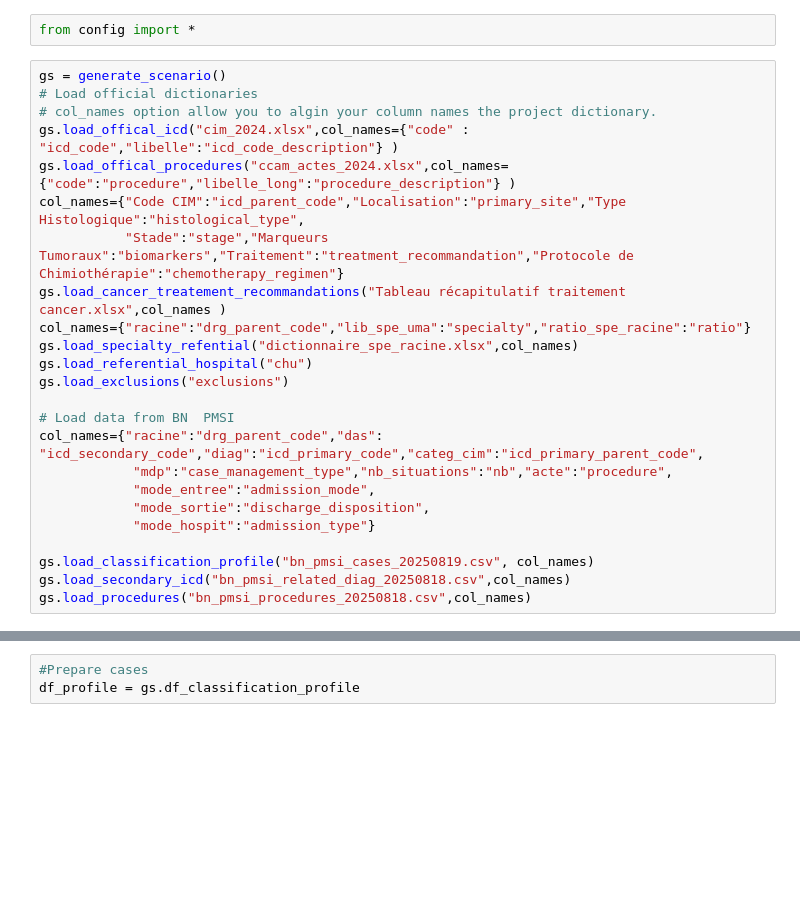
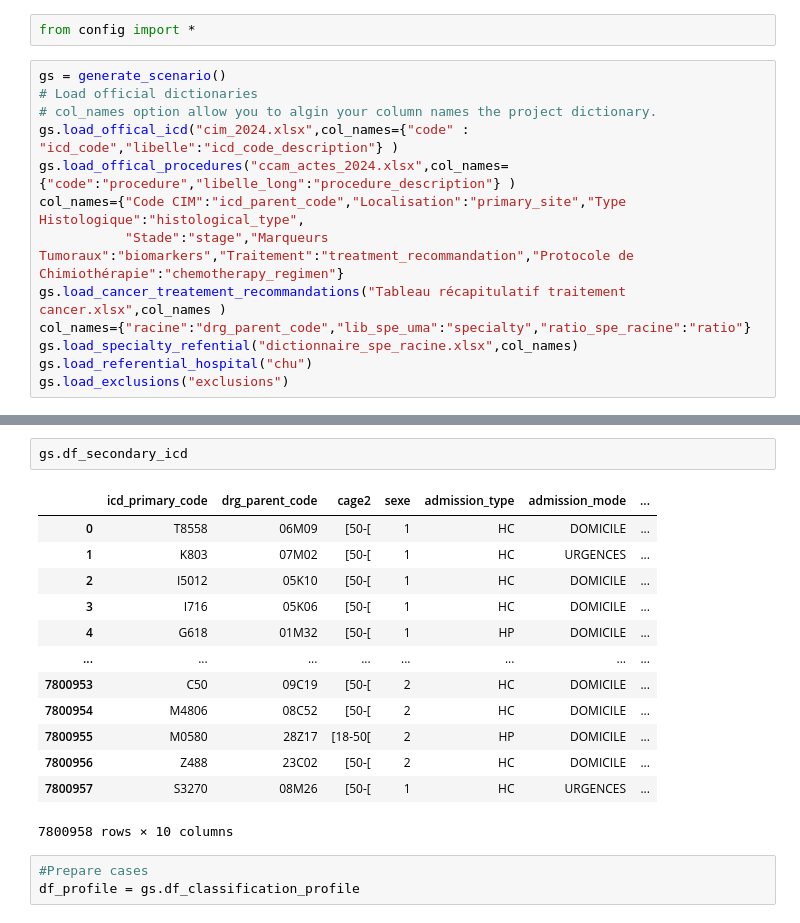
Before and after one commit to 24p11/recode-scenario, a Jupyter notebook: generate_scenarios_v4.ipynb, the cells around one changed output, grey strips where cells are left out. Drawn from its saved outputs; the diff is of its cells as text; blank space fills up the shorter version.

```diff
--- a/generate_scenarios_v4.ipynb
+++ b/generate_scenarios_v4.ipynb
@@ -58,14 +58,3 @@ col_names={"racine":"drg_parent_code","lib_spe_uma":"specialty","ratio_spe_racin
 gs.load_specialty_refential("dictionnaire_spe_racine.xlsx",col_names)
 gs.load_referential_hospital("chu")
 gs.load_exclusions("exclusions")
-
-# Load data from BN  PMSI
-col_names={"racine":"drg_parent_code","das": "icd_secondary_code","diag":"icd_primary_code","categ_cim":"icd_primary_parent_code",
-            "mdp":"case_management_type","nb_situations":"nb","acte":"procedure",
-            "mode_entree":"admission_mode",
-            "mode_sortie":"discharge_disposition",
-            "mode_hospit":"admission_type"}
-
-gs.load_classification_profile("bn_pmsi_cases_20250819.csv", col_names)
-gs.load_secondary_icd("bn_pmsi_related_diag_20250818.csv",col_names)
-gs.load_procedures("bn_pmsi_procedures_20250818.csv",col_names)
@@ -72,3 +114,19 @@ gs.load_procedures("bn_pmsi_procedures_20250818.csv",col_names)
+# %%
+gs.df_secondary_icd
+# %% [output]
+|  | icd_primary_code | drg_parent_code | cage2 | sexe | admission_type | admission_mode | ... |
+| 0 | T8558 | 06M09 | [50-[ | 1 | HC | DOMICILE | ... |
+| 1 | K803 | 07M02 | [50-[ | 1 | HC | URGENCES | ... |
+| 2 | I5012 | 05K10 | [50-[ | 1 | HC | DOMICILE | ... |
+| 3 | I716 | 05K06 | [50-[ | 1 | HC | DOMICILE | ... |
+| 4 | G618 | 01M32 | [50-[ | 1 | HP | DOMICILE | ... |
+| ... | ... | ... | ... | ... | ... | ... | ... |
+| 7800953 | C50 | 09C19 | [50-[ | 2 | HC | DOMICILE | ... |
+| 7800954 | M4806 | 08C52 | [50-[ | 2 | HC | DOMICILE | ... |
+| 7800955 | M0580 | 28Z17 | [18-50[ | 2 | HP | DOMICILE | ... |
+| 7800956 | Z488 | 23C02 | [50-[ | 2 | HC | DOMICILE | ... |
+| 7800957 | S3270 | 08M26 | [50-[ | 1 | HC | URGENCES | ... |
+7800958 rows × 10 columns
 # %%
 #Prepare cases
 df_profile = gs.df_classification_profile
```
Also changed, not shown: parts of 6 cells of this notebook.
